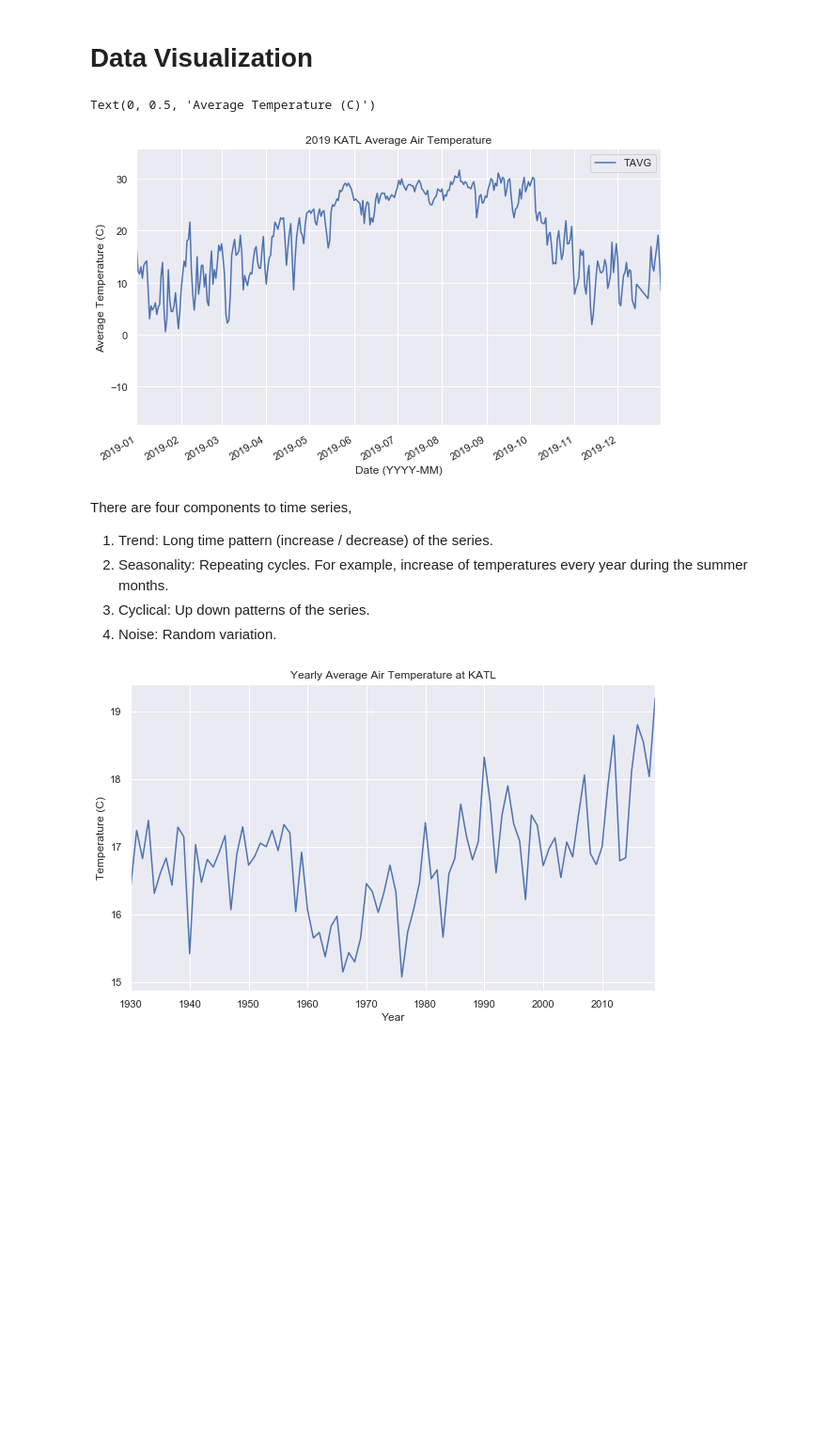
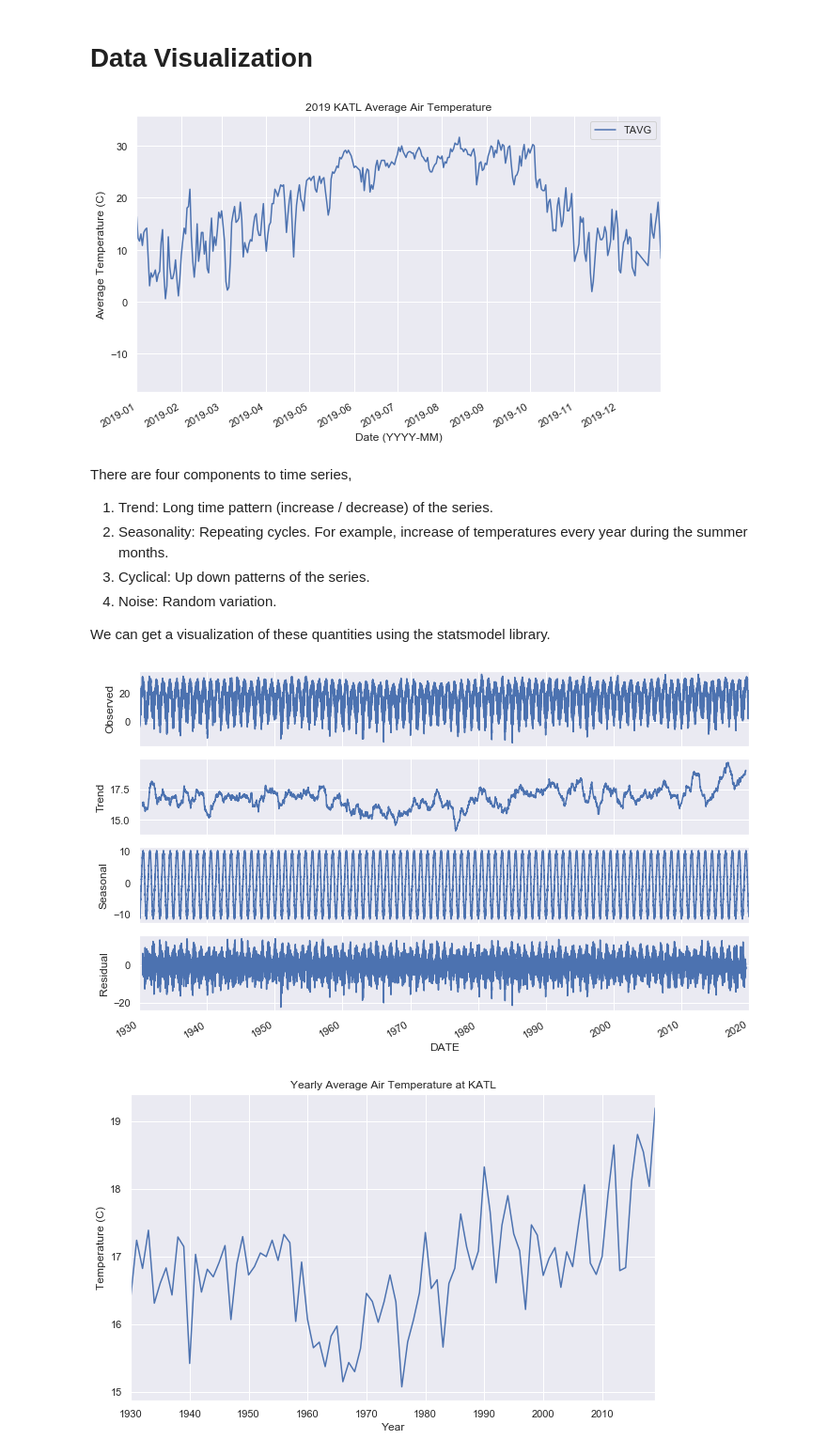
Before and after one commit to nigel5/weather-prediction, a Jupyter notebook: model.ipynb, the cells around one changed output. Shown at 94% size. Cells and saved outputs as stored; diff of their text form; code cells hidden in the pictures; blank space fills up the shorter version.

Commit message:
Plot seasonal decompose

```diff
--- a/model.ipynb
+++ b/model.ipynb
@@ -2,10 +2,13 @@
 %matplotlib inline
 import pandas as pd
 import numpy as np
+import matplotlib as mpl
 import matplotlib.pyplot as plt
 import seaborn as sns
 from fbprophet import Prophet
-import statsmodels.tsa.stattools as tsa # Time series analysis
+import statsmodels.api as sm # Time series analysis
+import datetime
 
 pd.plotting.register_matplotlib_converters()
+mpl.rcParams["figure.figsize"]=[10,6]
 sns.set()
@@ -12,18 +17,16 @@ sns.set()
 # %% [markdown]
 # Loading Data and Preprocessing
 # %%
-df = pd.read_csv("atlanta_data.csv")
-df["DATE"] = pd.to_datetime(df["DATE"], format="%Y-%m-%d")
+df = pd.read_csv("atlanta_data.csv", index_col="DATE", parse_dates=True, usecols=["DATE", "TMIN", "TMAX"])
 
-# Set the index to the date
-# df.set_index("DATE", inplace=True, drop=False)
+#df["DATE"] = pd.to_datetime(df["DATE"], format="%Y-%m-%d")
 
 # Calculate the average temperature
 t_avg = lambda row: (row["TMIN"] + row["TMAX"]) / 2
 f_to_c = lambda row: float(((row["TAVG"] - 32) * 5 / 9))
 
 df["TAVG"] = df.apply(t_avg, axis=1)
-df = df[["TAVG", "DATE"]]
+df = df[["TAVG"]]
 df = df.dropna()
 
 df["TAVG"] = (df["TAVG"] - 32) * 5 / 9
@@ -48,13 +59,14 @@ memory usage: 770.4 KB
 # %% [markdown]
 # Data Visualization
 # %%
-ax1 = df.plot(x="DATE", y="TAVG", figsize=(10,6))
-ax1.set_xlim(pd.Timestamp("2019-01-01"), pd.Timestamp("2019-12-31"))
-ax1.set_title("2019 KATL Average Air Temperature")
-ax1.set_xlabel("Date (YYYY-MM)")
-ax1.set_ylabel("Average Temperature (C)")
+def vis(df):
+    ax = df.plot()
+    ax.set_xlim(pd.Timestamp("2019-01-01"), pd.Timestamp("2019-12-31"))
+    ax.set_title("2019 KATL Average Air Temperature")
+    ax.set_xlabel("Date (YYYY-MM)")
+    ax.set_ylabel("Average Temperature (C)")
+vis(df)
 # %% [output]
-Text(0, 0.5, 'Average Temperature (C)')
 [figure]
 # %% [markdown]
 There are four components to time series,
@@ -62,5 +74,14 @@ There are four components to time series,
 2. Seasonality: Repeating cycles. For example, increase of temperatures every year during the summer months.
 3. Cyclical: Up down patterns of the series.
 4. Noise: Random variation.
+
+We can get a visualization of these quantities using the statsmodel library.
+# %%
+def show_seasonal_decompose(df):
+    decomp = sm.tsa.seasonal_decompose(df, model="additive", freq=365)
+    decomp.plot()
+show_seasonal_decompose(df)
+# %% [output]
+[figure, added]
 # %%
 def plot_yearly_avg(df):
```
Also changed, not shown: parts of 13 cells of this notebook.
